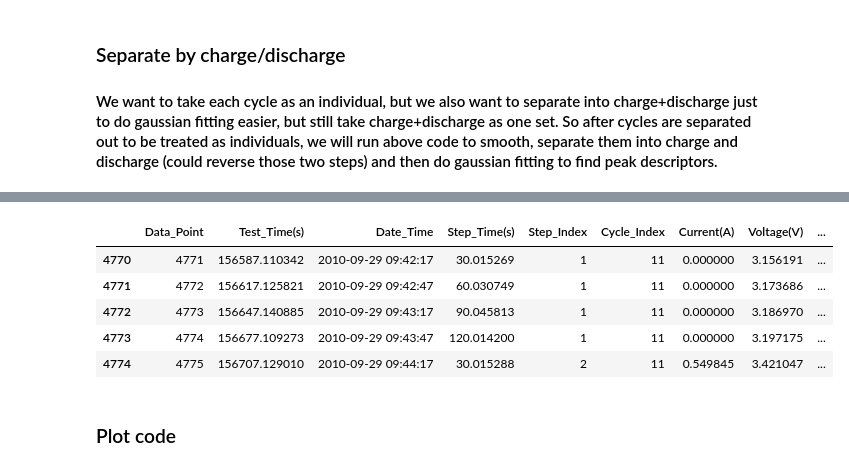
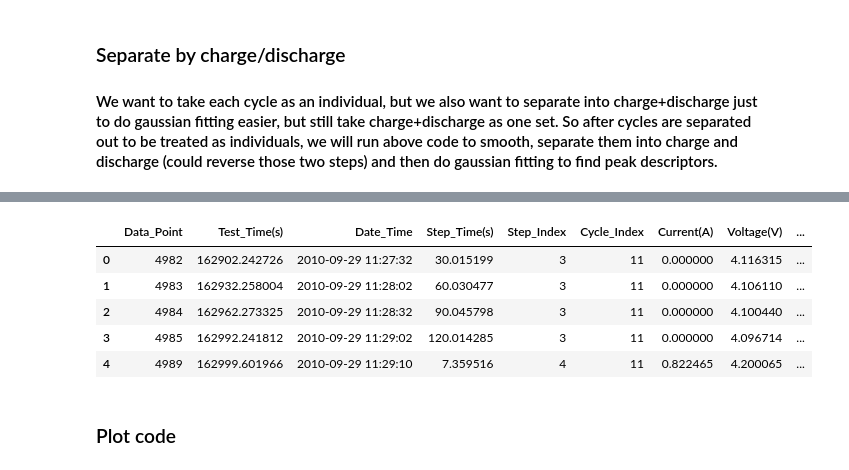
Before and after one commit to nicolet5/DiffCapAnalyzer, a Jupyter notebook: ourproject/CleanData.ipynb, the cells around one changed output, grey strips where cells are left out. Saved outputs shown, nothing was run; the diff lists cells and outputs as text; code cells hidden in the pictures.

```diff
--- a/ourproject/CleanData.ipynb
+++ b/ourproject/CleanData.ipynb
@@ -189,15 +212,22 @@ data5 = calc_dv_dqdv(data4)
 # %%
 def sep_char_dis(df_dqdv):
     '''Takes a dataframe of one cycle with calculated dq/dv and separates into charge and discharge differential capacity curves'''
+    charge = df_dqdv[df_dqdv['dV'] < 0]
+    charge = charge.reset_index(drop = True)
+    discharge = df_dqdv[df_dqdv['dV'] >= 0]
+    discharge = discharge.reset_index(drop = True)
+    return charge, discharge
+# %%
+charge, discharge = sep_char_dis(data5)
 # %%
-data.head()
+charge.head()
 # %% [output]
 |  | Data_Point | Test_Time(s) | Date_Time | Step_Time(s) | Step_Index | Cycle_Index | Current(A) | Voltage(V) | ... |
-| 4770 | 4771 | 156587.110342 | 2010-09-29 09:42:17 | 30.015269 | 1 | 11 | 0.000000 | 3.156191 | ... |
-| 4771 | 4772 | 156617.125821 | 2010-09-29 09:42:47 | 60.030749 | 1 | 11 | 0.000000 | 3.173686 | ... |
-| 4772 | 4773 | 156647.140885 | 2010-09-29 09:43:17 | 90.045813 | 1 | 11 | 0.000000 | 3.186970 | ... |
-| 4773 | 4774 | 156677.109273 | 2010-09-29 09:43:47 | 120.014200 | 1 | 11 | 0.000000 | 3.197175 | ... |
-| 4774 | 4775 | 156707.129010 | 2010-09-29 09:44:17 | 30.015288 | 2 | 11 | 0.549845 | 3.421047 | ... |
+| 0 | 4982 | 162902.242726 | 2010-09-29 11:27:32 | 30.015199 | 3 | 11 | 0.000000 | 4.116315 | ... |
+| 1 | 4983 | 162932.258004 | 2010-09-29 11:28:02 | 60.030477 | 3 | 11 | 0.000000 | 4.106110 | ... |
+| 2 | 4984 | 162962.273325 | 2010-09-29 11:28:32 | 90.045798 | 3 | 11 | 0.000000 | 4.100440 | ... |
+| 3 | 4985 | 162992.241812 | 2010-09-29 11:29:02 | 120.014285 | 3 | 11 | 0.000000 | 4.096714 | ... |
+| 4 | 4989 | 162999.601966 | 2010-09-29 11:29:10 | 7.359516 | 4 | 11 | 0.822465 | 4.200065 | ... |
 # %% [markdown]
 ### Plot code
 # %% [markdown]
```
Also changed, not shown: parts of 4 cells of this notebook, 1 other file.
